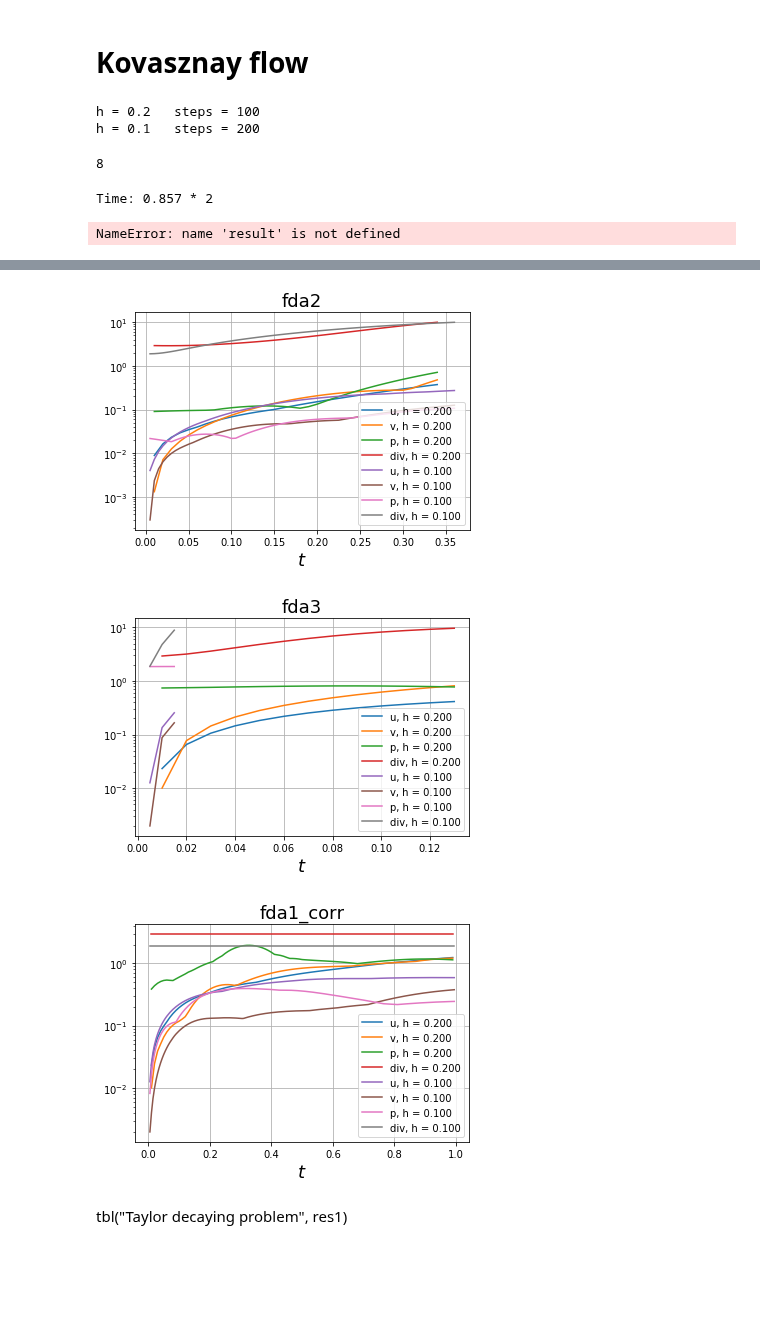
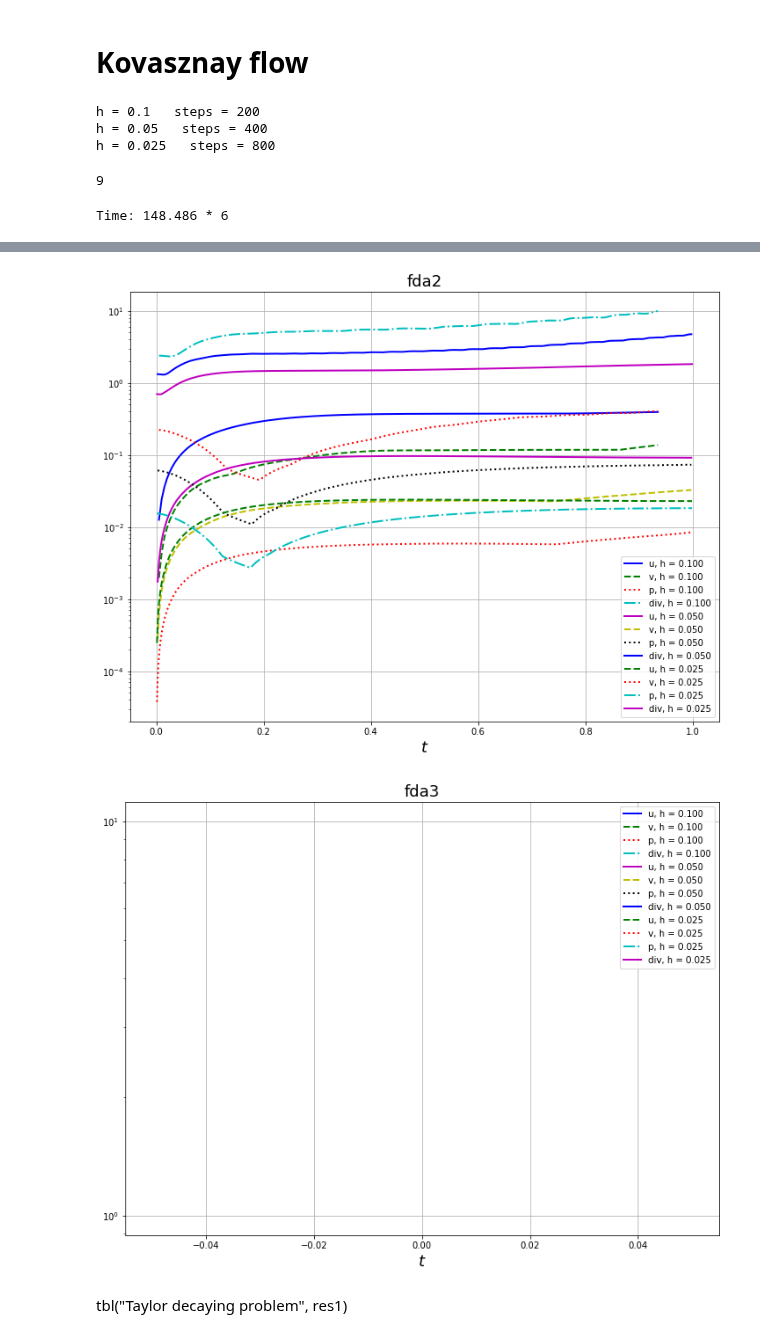
Before and after one commit to blinkovua/sharing-blinkov, a Jupyter notebook: NavierStokes.ipynb, the cells around one changed output, grey strips where cells are left out. Saved outputs shown, nothing was run; the diff lists cells and outputs as text; code cells hidden in the pictures; blank space fills up the shorter version.

```diff
--- a/NavierStokes.ipynb
+++ b/NavierStokes.ipynb
@@ -469,5 +426,5 @@ a = sol(tasks[0])
 # %%
-proc = 2
+proc = 6
 clock = time.perf_counter()
 pool = Pool(processes=proc)
 res = pool.map_async(sol, tasks)
@@ -482,6 +439,7 @@ l = ['u', 'v', 'p', 'div']
 for f, a, s in fda:
     res = sorted((r for r in res_taylor_decaying if r[0][4] == f),\
                  key=lambda r: -r[0][5])
+    figure(figsize=(13, 9))
     title(str(f).split(' ')[1], {'fontsize': 18})
     for r in res:
         for k in range(4):
@@ -502,24 +459,25 @@ for f, a, s in fda:
 # %% [markdown]
 # Kovasznay flow
 # %%
-tasks, n = [], 2
+tasks, n = [], 3
 for m in range(n):
-    h = 0.2/2**m
+    h = 0.1/2**m
     tau = 0.05*h
     print("h =", h, "  steps =", int(ceil(1.0/tau)))
     x, y = meshgrid(arange(-1.5, 1.5, h, dtype=float64),\
-                    arange(-1.5, 1.5, h, dtype=float64), indexing='ij')
+                    arange(-2.5, 2.0, h, dtype=float64), indexing='ij')
 
     for f, a, s in fda:
         args = kovasznay_flow, x, y, 1.0, f, h, tau, a, s, 40.
         tasks.append(args)
 len(tasks)
 # %% [output]
-h = 0.2   steps = 100
 h = 0.1   steps = 200
+h = 0.05   steps = 400
+h = 0.025   steps = 800
-8
+9
 # %%
-proc = 2
+proc = 6
 clock = time.perf_counter()
 pool = Pool(processes=proc)
 res = pool.map_async(sol, tasks)
@@ -528,12 +486,12 @@ pool.join()
 res_kovasznay_flow = res.get()
 print("Time: %.3f * %d" % (time.perf_counter() - clock, proc))
 # %% [output]
-Time: 0.857 * 2
+Time: 148.486 * 6
-NameError: name 'result' is not defined
 # %%
 l = ['u', 'v', 'p', 'div']
 for f, a, s in fda:
     res = sorted((r for r in res_kovasznay_flow if r[0][4] == f), key=lambda r: -r[0][5])
+    figure(figsize=(12, 9))
     title(str(f).split(' ')[1], {'fontsize': 18})
     for r in res:
         for k in range(4):
@@ -551,6 +509,5 @@ for f, a, s in fda:
-[figure, old version]
+[figure, new version]
-[figure, old version]
+[figure, new version]
-[figure, removed]
 # %%
 def tbl(exact, res):
     print(r"""\begin{center}
```
Also changed, not shown: parts of 20 cells of this notebook.
